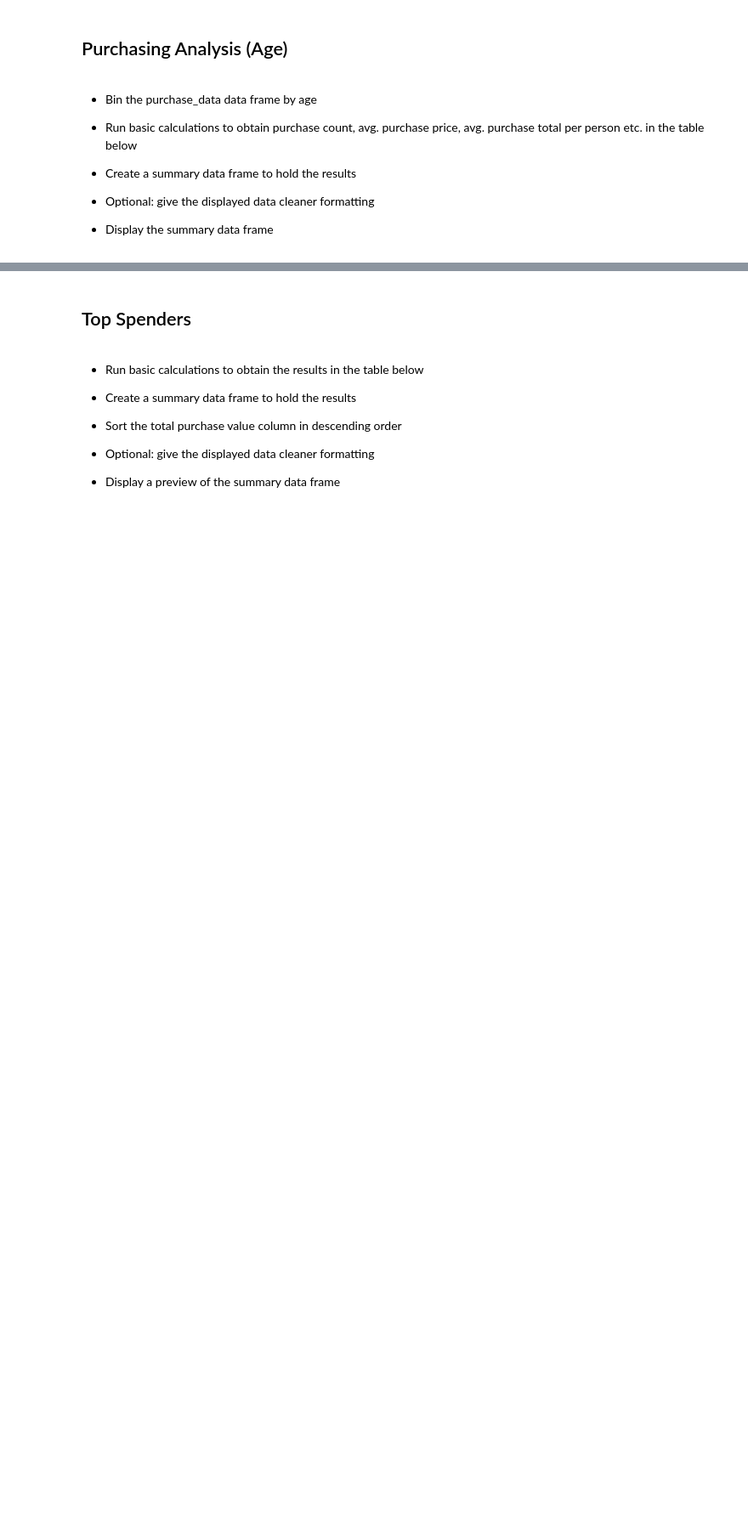
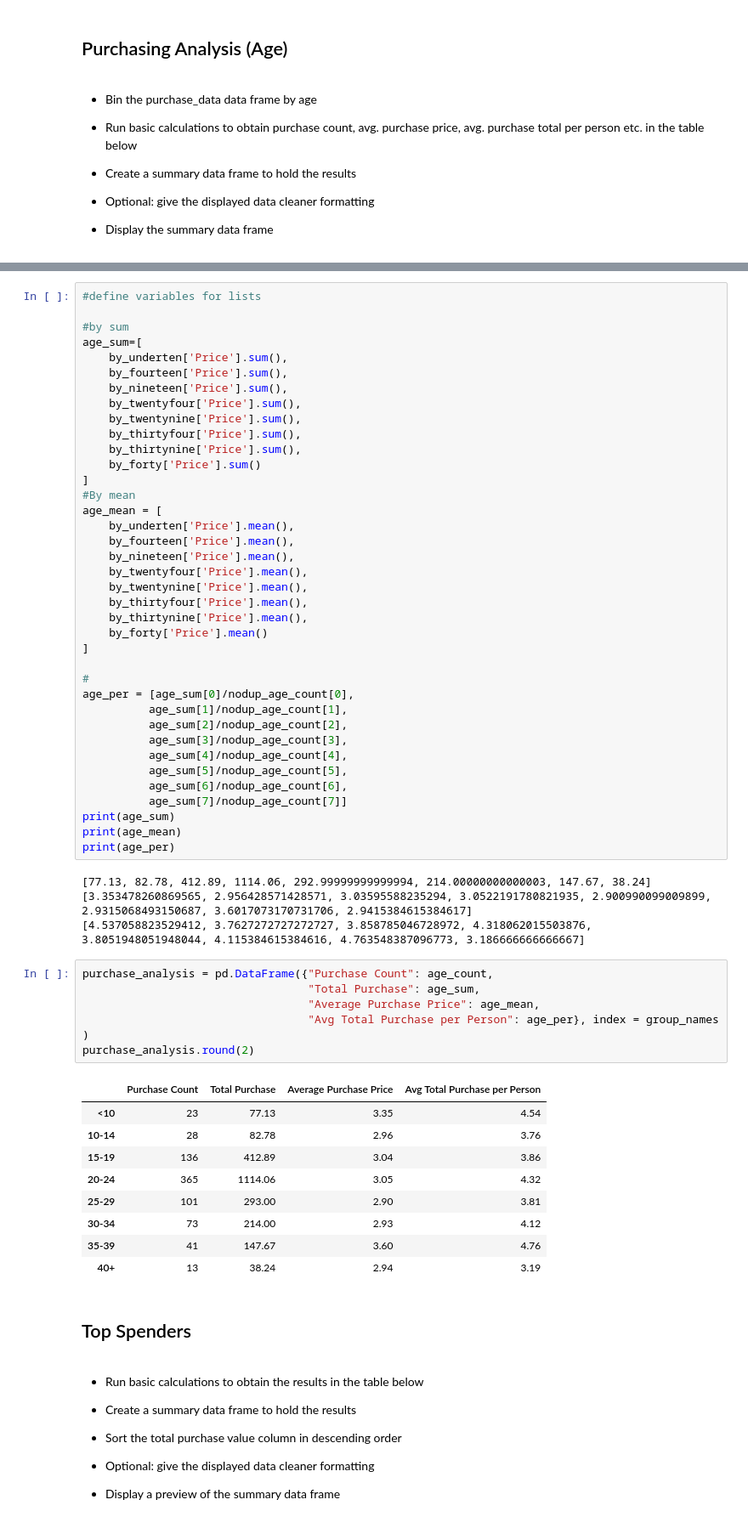
Before and after one commit to bradmendolla/Heroes-of-Pymoli, a Jupyter notebook: HeroesOfPymoli/HeroesOfPymoli_starter-Copy1.ipynb, the cells around one changed output, grey strips where cells are left out. Shown at 85% size. Cells and saved outputs as stored; diff of their text form; blank space fills up the shorter version.

```diff
--- a/HeroesOfPymoli/HeroesOfPymoli_starter-Copy1.ipynb
+++ b/HeroesOfPymoli/HeroesOfPymoli_starter-Copy1.ipynb
@@ -267,3 +306,62 @@ age_counts = purchase_data["Age Group"].value_counts(sort=False).tolist()
+# %%
+#define variables for lists
+
+#by sum
+age_sum=[
+    by_underten['Price'].sum(),
+    by_fourteen['Price'].sum(),
+    by_nineteen['Price'].sum(),
+    by_twentyfour['Price'].sum(),
+    by_twentynine['Price'].sum(),
+    by_thirtyfour['Price'].sum(),
+    by_thirtynine['Price'].sum(),
+    by_forty['Price'].sum()
+]
+#By mean
+age_mean = [
+    by_underten['Price'].mean(),
+    by_fourteen['Price'].mean(),
+    by_nineteen['Price'].mean(),
+    by_twentyfour['Price'].mean(),
+    by_twentynine['Price'].mean(),
+    by_thirtyfour['Price'].mean(),
+    by_thirtynine['Price'].mean(),
+    by_forty['Price'].mean()
+]
+
+#
+age_per = [age_sum[0]/nodup_age_count[0],
+          age_sum[1]/nodup_age_count[1],
+          age_sum[2]/nodup_age_count[2],
+          age_sum[3]/nodup_age_count[3],
+          age_sum[4]/nodup_age_count[4],
+          age_sum[5]/nodup_age_count[5],
+          age_sum[6]/nodup_age_count[6],
+          age_sum[7]/nodup_age_count[7]]
+print(age_sum)
+print(age_mean)
+print(age_per)
+# %% [output]
+[77.13, 82.78, 412.89, 1114.06, 292.99999999999994, 214.00000000000003, 147.67, 38.24]
+[3.353478260869565, 2.956428571428571, 3.03595588235294, 3.0522191780821935, 2.900990099009899, 2.9315068493150687, 3.6017073170731706, 2.9415384615384617]
+[4.537058823529412, 3.7627272727272727, 3.858785046728972, 4.318062015503876, 3.8051948051948044, 4.115384615384616, 4.763548387096773, 3.186666666666667]
+# %%
+purchase_analysis = pd.DataFrame({"Purchase Count": age_count,
+                                  "Total Purchase": age_sum,
+                                  "Average Purchase Price": age_mean,
+                                  "Avg Total Purchase per Person": age_per}, index = group_names
+)
+purchase_analysis.round(2)
+# %% [output]
+|  | Purchase Count | Total Purchase | Average Purchase Price | Avg Total Purchase per Person |
+| <10 | 23 | 77.13 | 3.35 | 4.54 |
+| 10-14 | 28 | 82.78 | 2.96 | 3.76 |
+| 15-19 | 136 | 412.89 | 3.04 | 3.86 |
+| 20-24 | 365 | 1114.06 | 3.05 | 4.32 |
+| 25-29 | 101 | 293.00 | 2.90 | 3.81 |
+| 30-34 | 73 | 214.00 | 2.93 | 4.12 |
+| 35-39 | 41 | 147.67 | 3.60 | 4.76 |
+| 40+ | 13 | 38.24 | 2.94 | 3.19 |
 # %% [markdown]
 ## Top Spenders
 # %% [markdown]
```
Also changed, not shown: parts of 16 cells of this notebook.
